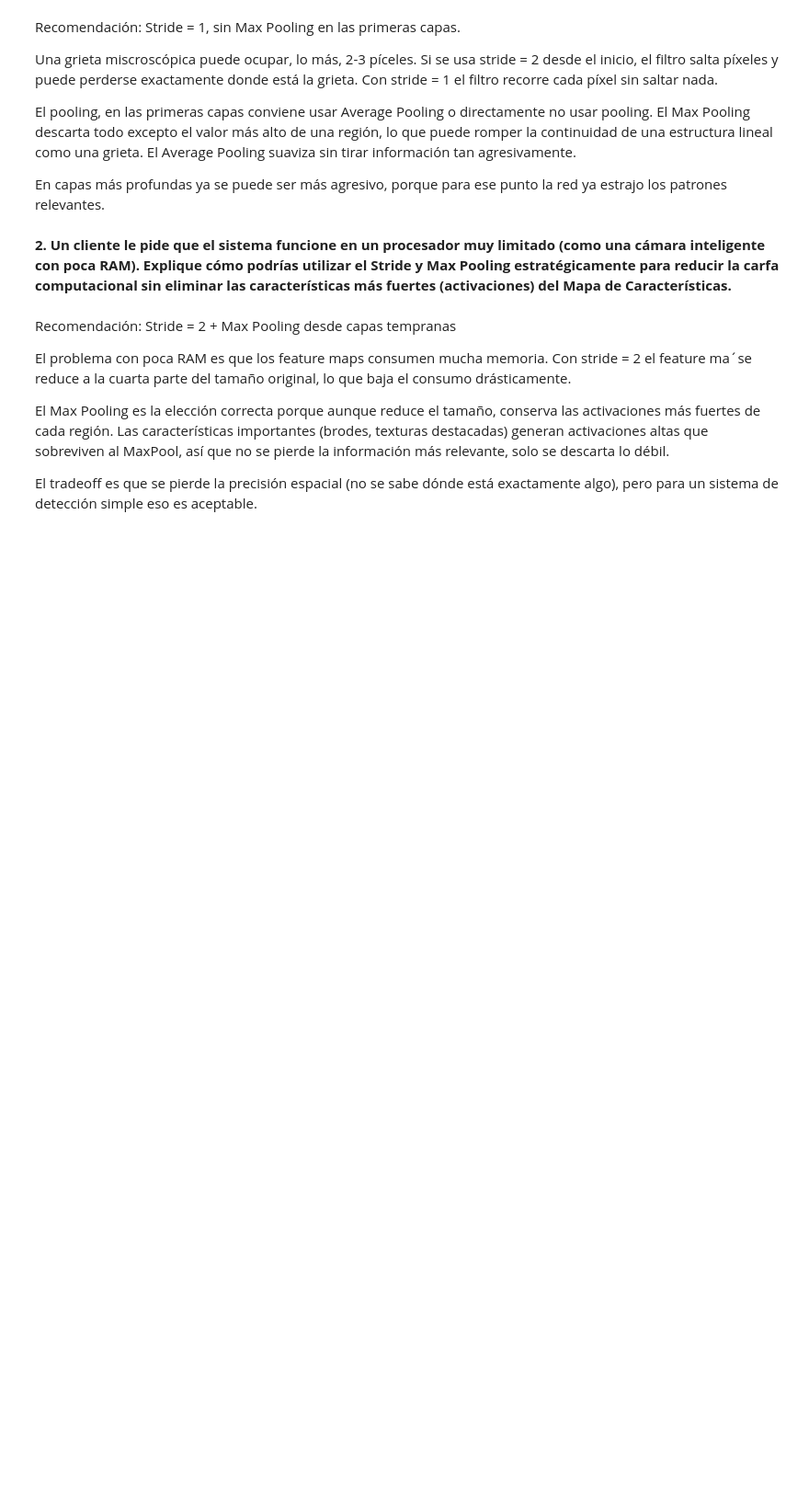
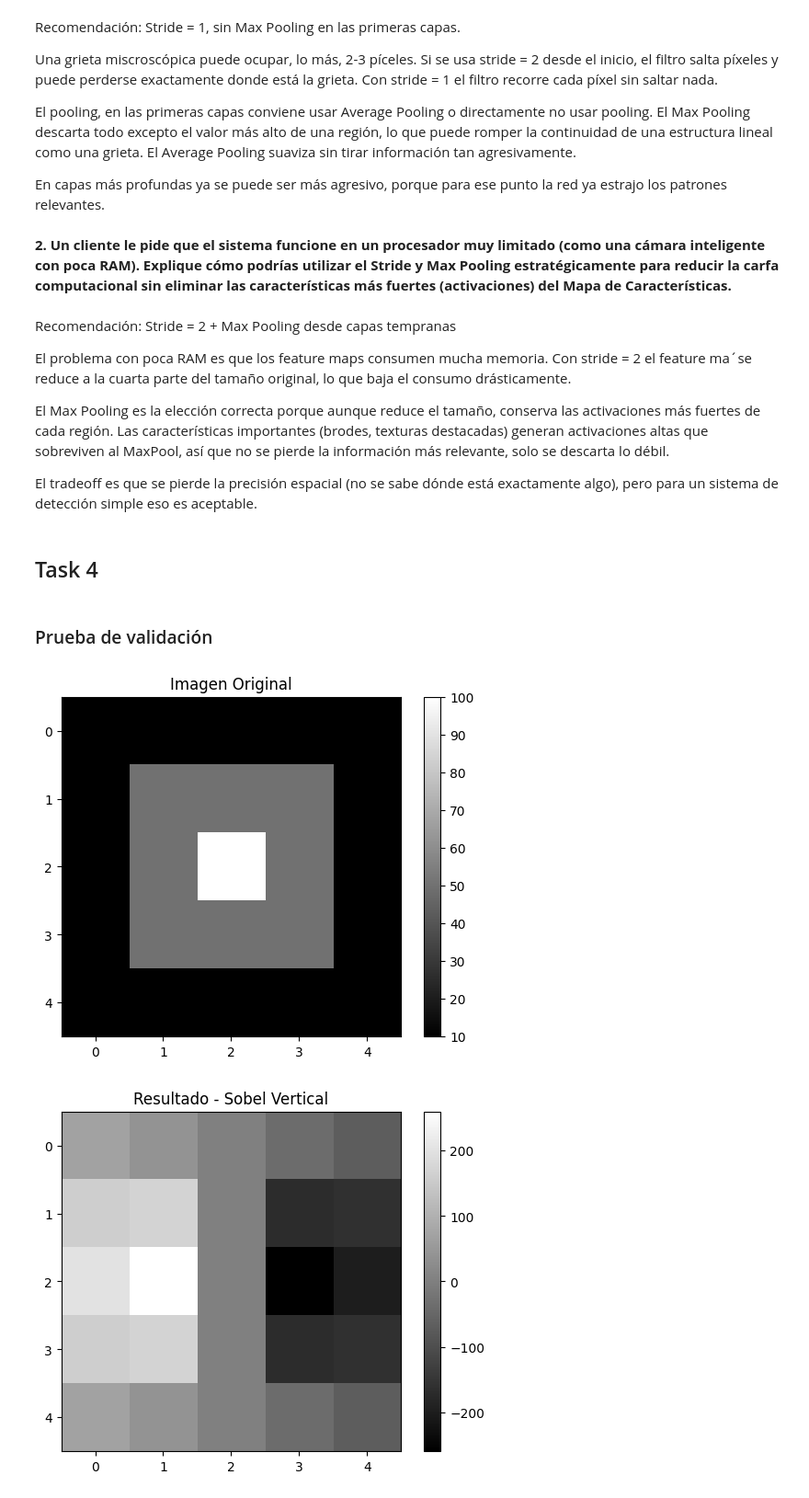
Before and after one commit to ArielaMishaanCohen/HT2, a Jupyter notebook: ht2.ipynb, the cells around one changed output. Shown at 92% size. Cells and saved outputs as stored; diff of their text form; code cells hidden in the pictures; blank space fills up the shorter version.

Commit message:
Task 4

```diff
--- a/ht2.ipynb
+++ b/ht2.ipynb
@@ -136,3 +136,5 @@ El problema con poca RAM es que los feature maps consumen mucha memoria. Con str
 El Max Pooling es la elección correcta porque aunque reduce el tamaño, conserva las activaciones más fuertes de cada región. Las características importantes (brodes, texturas destacadas) generan activaciones altas que sobreviven al MaxPool, así que no se pierde la información más relevante, solo se descarta lo débil.
 
 El tradeoff es que se pierde la precisión espacial (no se sabe dónde está exactamente algo), pero para un sistema de detección simple eso es aceptable.
+# %% [markdown]
+## Task 4
@@ -138,0 +193,40 @@ El tradeoff es que se pierde la precisión espacial (no se sabe dónde está exa
+# %% [markdown]
+### Prueba de validación
+# %%
+import matplotlib.pyplot as plt
+
+# Imagen 5x5 en escala de grises
+image = np.array([
+    [10, 10, 10, 10, 10],
+    [10, 50, 50, 50, 10],
+    [10, 50,100, 50, 10],
+    [10, 50, 50, 50, 10],
+    [10, 10, 10, 10, 10]
+])
+
+# Filtro Sobel vertical
+sobel_vertical = np.array([
+    [-1, 0, 1],
+    [-2, 0, 2],
+    [-1, 0, 1]
+])
+
+# Aplicar convolución manual
+result = manual_convolution(image, sobel_vertical, stride=1, padding=1)
+
+# Imagen original
+plt.figure()
+plt.title("Imagen Original")
+plt.imshow(image, cmap='gray')
+plt.colorbar()
+plt.show()
+
+# Imagen resultante (Feature Map)
+plt.figure()
+plt.title("Resultado - Sobel Vertical")
+plt.imshow(result, cmap='gray')
+plt.colorbar()
+plt.show()
+# %% [output]
+[figure, added]
+[figure, added]
```
Also changed, not shown: parts of 4 cells of this notebook.
